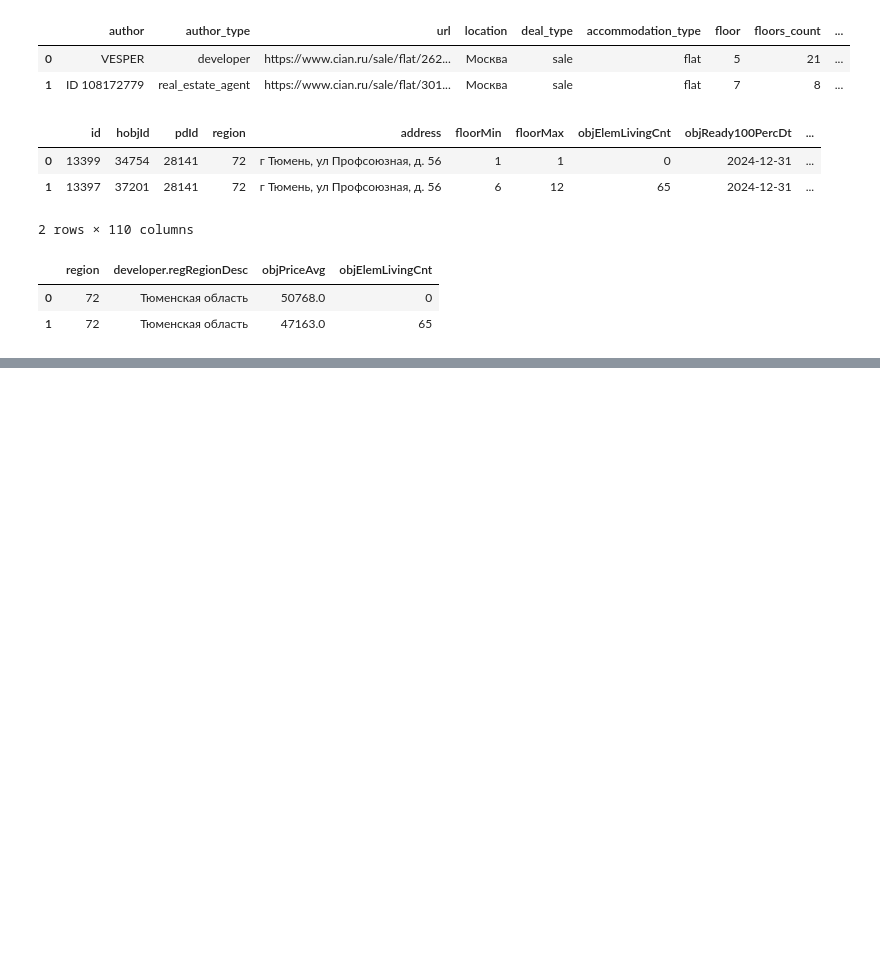
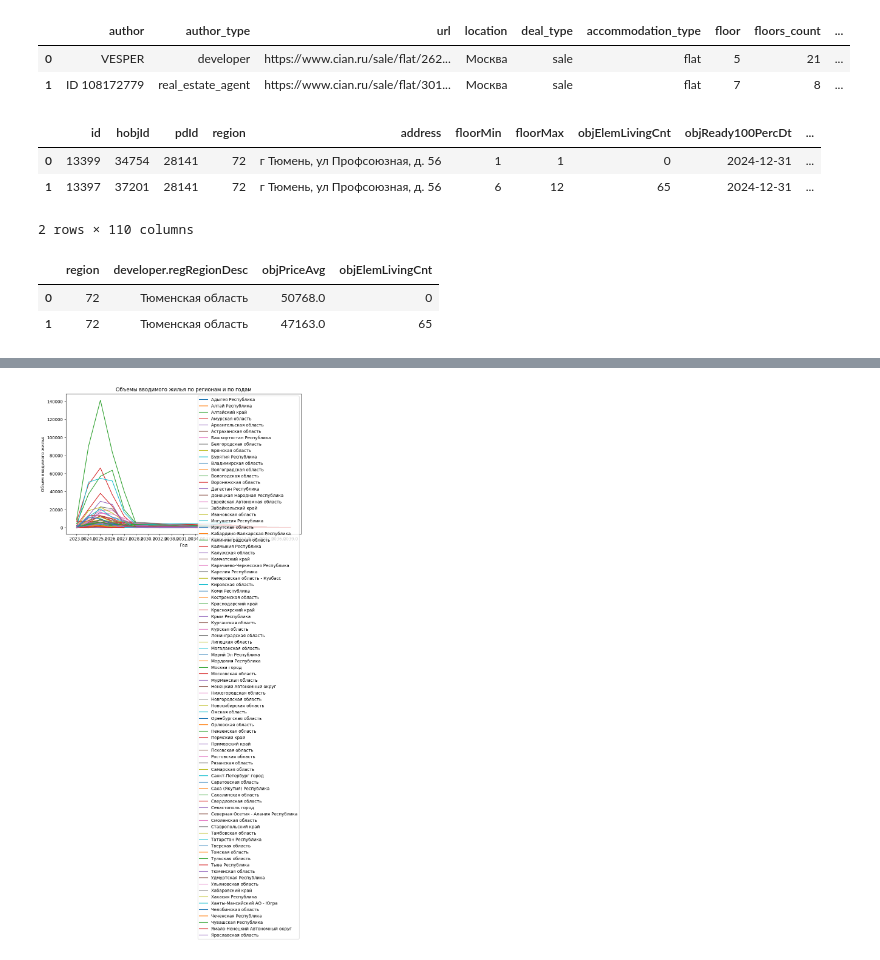
Before and after one commit to Vladislav-7-AV/teach-scool-ds, a Jupyter notebook: Hometask/Task3_dmrf_OOP.ipynb, the cells around one changed output, grey strips where cells are left out. Drawn from its saved outputs; the diff is of its cells as text; code cells hidden in the pictures; blank space fills up the shorter version.

```diff
--- a/Hometask/Task3_dmrf_OOP.ipynb
+++ b/Hometask/Task3_dmrf_OOP.ipynb
@@ -124,3 +114,28 @@ class Plotter:
+# %%
+class Plotter:
+    '''Построение графиков'''
+    def __init__(self, data, group_data):
+        self.data = data
+        self.group_data = group_data
+
+    def plot_bar1(self):
+        import matplotlib.pyplot as plt
+        rcParams['figure.figsize'] = 9,12
+        self.data.sort_values(ascending=False).plot(kind='barh')
+        plt.show()
+
+    def plot_bar2(self):
+        import matplotlib.pyplot as plt
+        plt.figure(figsize=(10,6))
+        for region in self.group_data['developer.regRegionDesc'].unique():
+            self.data = self.group_data[self.group_data['developer.regRegionDesc'] == region]
+            plt.plot(self.data['objTransferPlanDt'], self.data['totalLivingCnt'], label=region)
+
+        plt.xlabel('Год')
+        plt.ylabel('Объем вводимого жилья')
+        plt.title('Объемы вводимого жилья по регионам и по годам')
+        plt.legend()
+        plt.show()
 # %%
 df = df_dl [['region', 'developer.regRegionDesc'  , 'objPriceAvg', 'objElemLivingCnt']]
 df.head(2)
@@ -139 +153,10 @@ AttributeError: 'Plotter' object has no attribute 'show1'
 [figure]
+# %%
+df2 = df_dl [['region', 'developer.regRegionDesc', 'objTransferPlanDt', 'objElemLivingCnt' ]]
+df2.dropna (subset=['objTransferPlanDt'])
+df2['objTransferPlanDt'] = pd.to_datetime(df2['objTransferPlanDt'], format='%d-%m-%Y %H:%M')
+df2['objTransferPlanDt'] = df2['objTransferPlanDt'].dt.year.astype(str)
+df2 = df2.groupby(['developer.regRegionDesc', 'objTransferPlanDt'])['objElemLivingCnt'].sum().reset_index()
+df2.rename(columns={'objElemLivingCnt': 'totalLivingCnt'}, inplace=True)
+df_grouped = df2.groupby(['developer.regRegionDesc', 'objTransferPlanDt'])['totalLivingCnt'].mean().reset_index()
+df_grouped.sort_values(by=['totalLivingCnt', 'developer.regRegionDesc'], ascending=[False, True])
@@ -139,0 +187,5 @@ AttributeError: 'Plotter' object has no attribute 'show1'
+# %%
+plt2 = Plotter(df2, df_grouped)
+plt2.plot_bar2()
+# %% [output]
+[figure, added]
```
Also changed, not shown: parts of 4 cells of this notebook.
